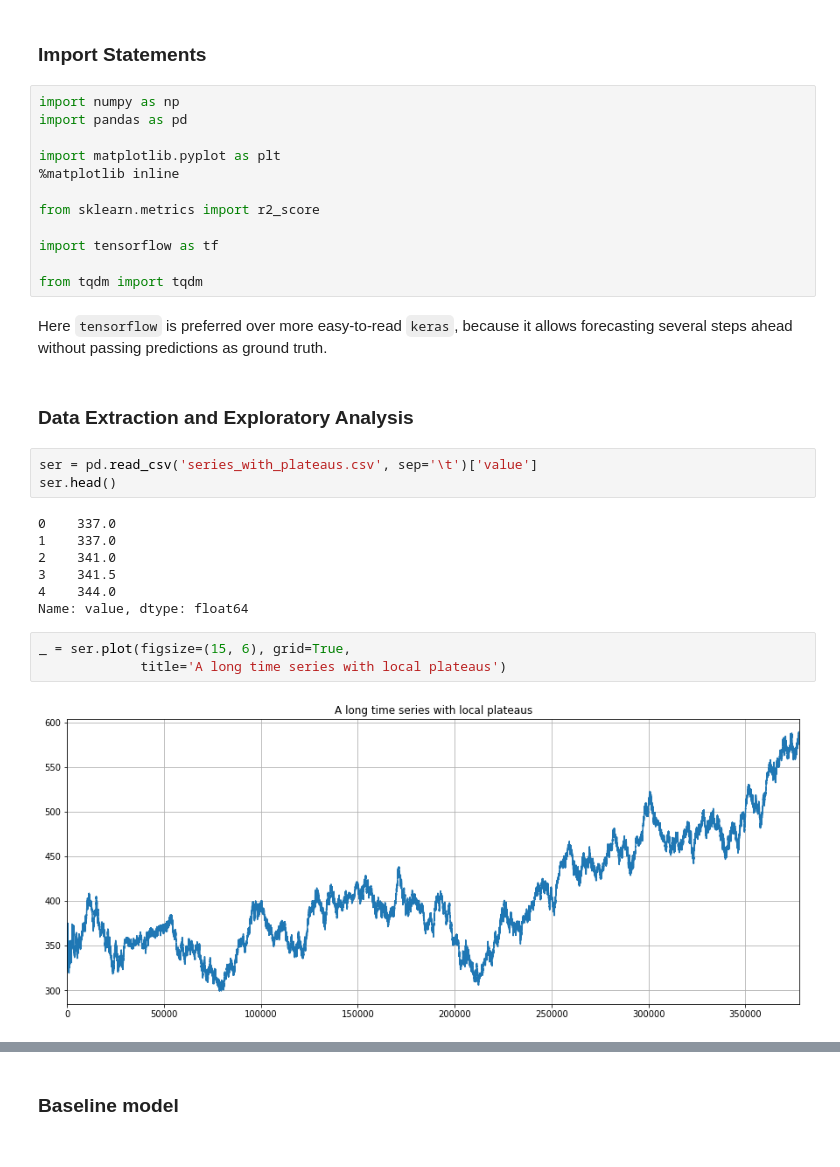
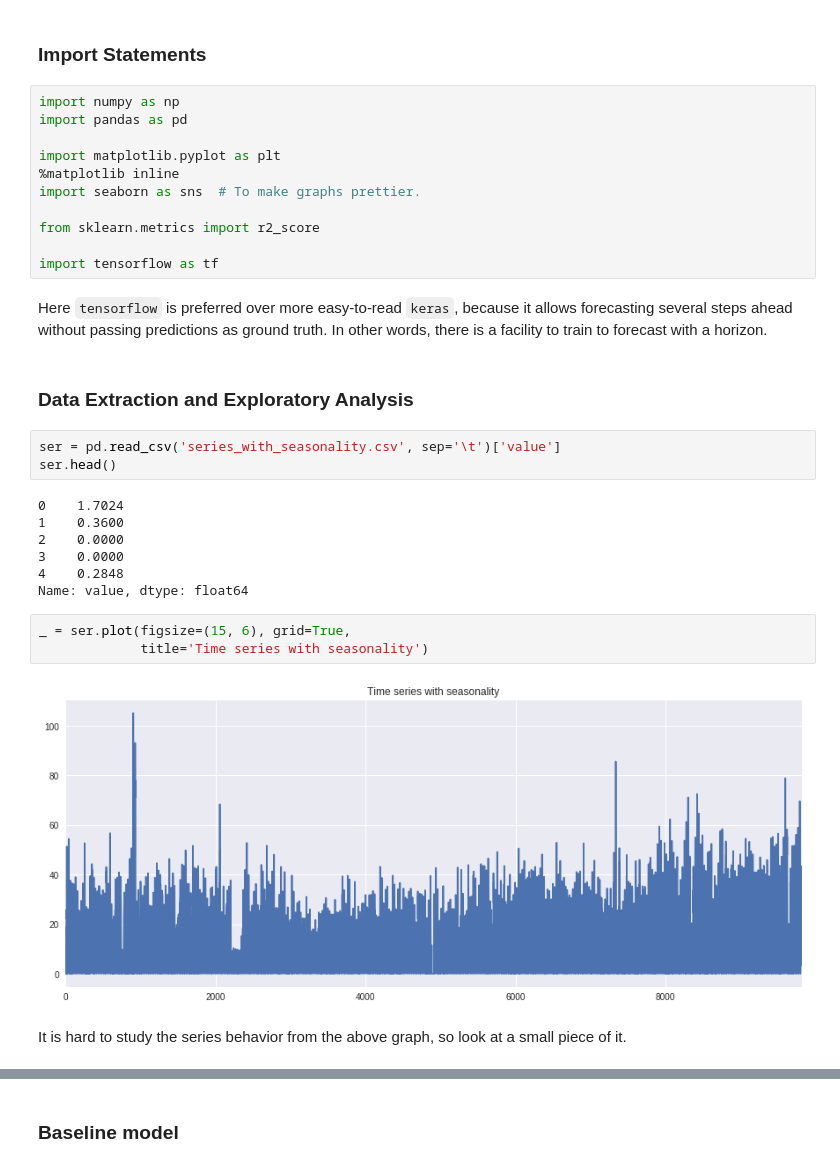
Before and after one commit to Nikolay-Lysenko/presentations, a Jupyter notebook: lstm_and_the_past/lstm_and_data_matrices_with_info_about_the_past.ipynb, the cells around one changed output, grey strips where cells are left out. Cells and saved outputs as stored; diff of their text form.

Commit message:
feat: Change time series to more predictable and achieve decent scores

```diff
--- a/lstm_and_the_past/lstm_and_data_matrices_with_info_about_the_past.ipynb
+++ b/lstm_and_the_past/lstm_and_data_matrices_with_info_about_the_past.ipynb
@@ -18,29 +18,30 @@ import pandas as pd
 
 import matplotlib.pyplot as plt
 %matplotlib inline
+import seaborn as sns  # To make graphs prettier.
 
 from sklearn.metrics import r2_score
 
 import tensorflow as tf
-
-from tqdm import tqdm
 # %% [markdown]
-Here `tensorflow` is preferred over more easy-to-read `keras`, because it allows forecasting several steps ahead without passing predictions as ground truth.
+Here `tensorflow` is preferred over more easy-to-read `keras`, because it allows forecasting several steps ahead without passing predictions as ground truth. In other words, there is a facility to train to forecast with a horizon.
 # %% [markdown]
 ### Data Extraction and Exploratory Analysis
 # %%
-ser = pd.read_csv('series_with_plateaus.csv', sep='\t')['value']
+ser = pd.read_csv('series_with_seasonality.csv', sep='\t')['value']
 ser.head()
 # %% [output]
-0    337.0
-1    337.0
-2    341.0
-3    341.5
-4    344.0
+0    1.7024
+1    0.3600
+2    0.0000
+3    0.0000
+4    0.2848
 Name: value, dtype: float64
 # %%
 _ = ser.plot(figsize=(15, 6), grid=True,
-             title='A long time series with local plateaus')
+             title='Time series with seasonality')
 # %% [output]
-[figure, old version]
+[figure, new version]
+# %% [markdown]
+It is hard to study the series behavior from the above graph, so look at a small piece of it.
 # %%
```
Also changed, not shown: parts of 18 cells of this notebook, 2 other files.
